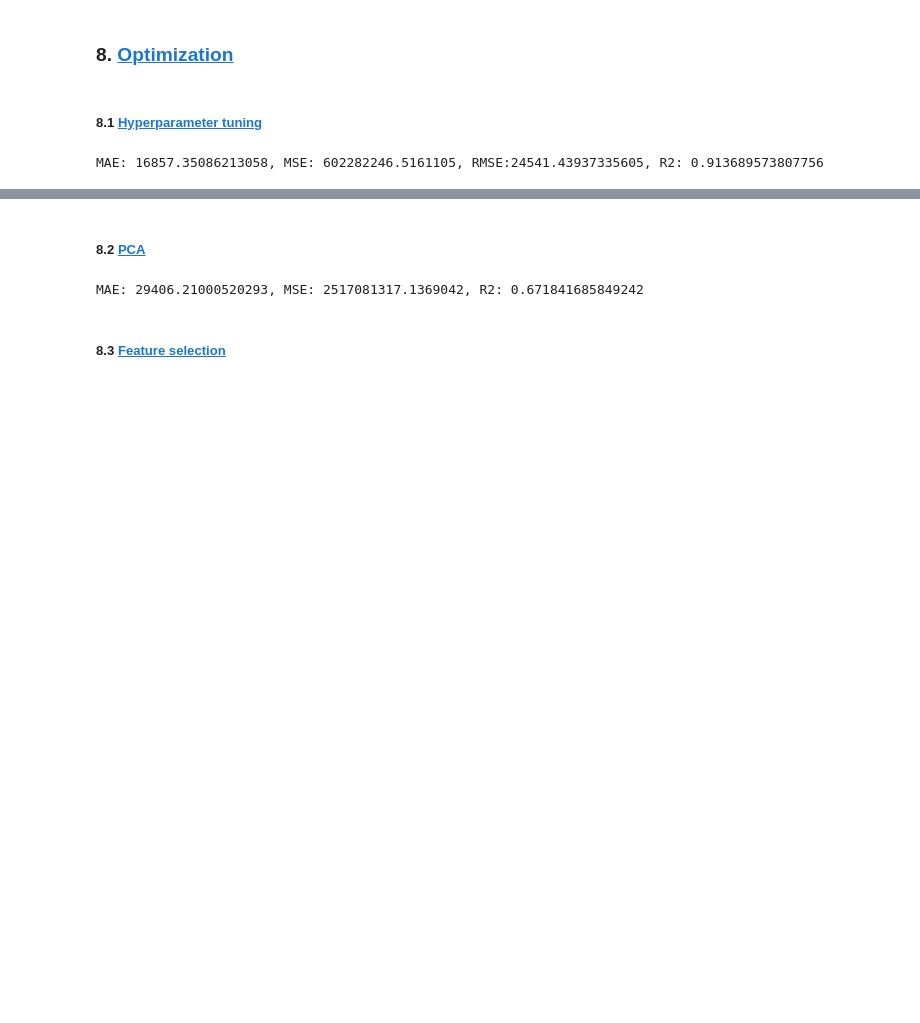
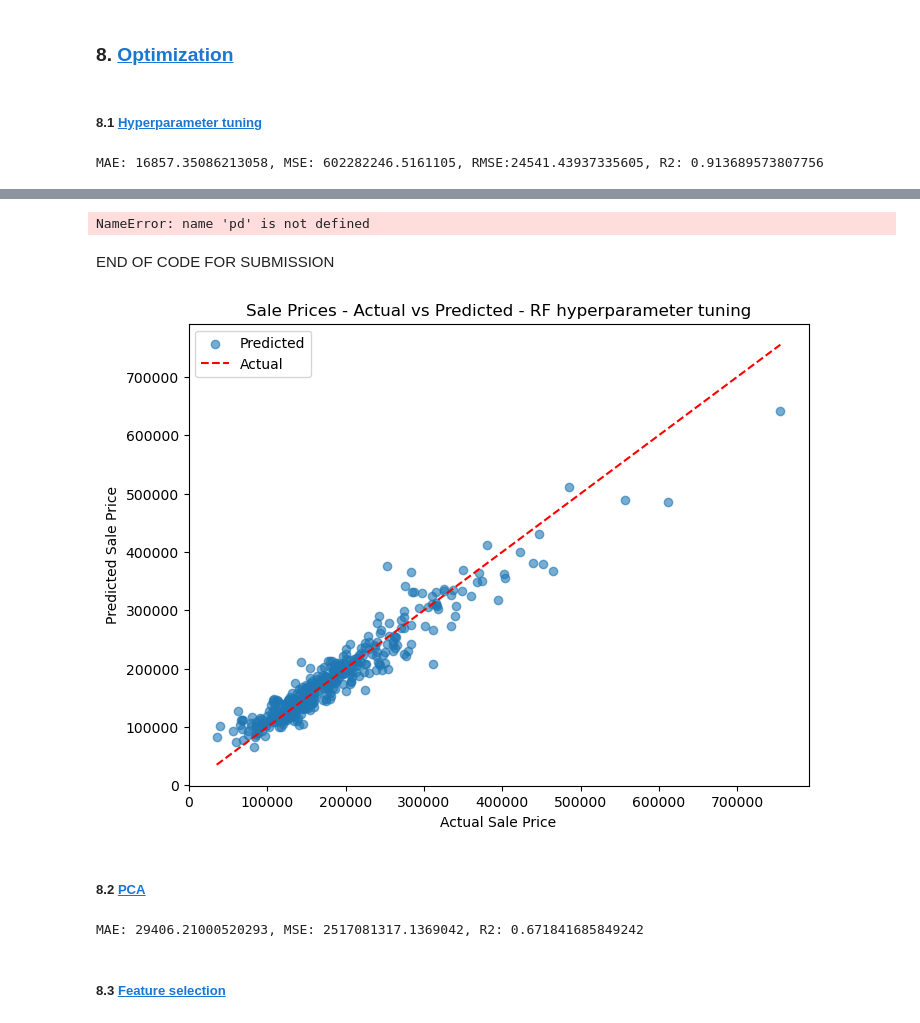
Before and after one commit to ALOBlack19/Housing-Prices-end-to-end-ML-pipeline, a Jupyter notebook: Param-opt.ipynb, the cells around one changed output, grey strips where cells are left out. Saved outputs shown, nothing was run; the diff lists cells and outputs as text; code cells hidden in the pictures; blank space fills up the shorter version.

Commit message:
chore: adjustment before kaggle competition csv creation for submission

```diff
--- a/Param-opt.ipynb
+++ b/Param-opt.ipynb
@@ -360,20 +360,20 @@ plt.show()
 # print("Best Parameters:", param_grid.best_params_)
 # print(f"Best MAE: {mae_best}, Best MSE: {mse_best}, Best R2: {r2_best}")
 # %%
-X_train, X_test, y_train, y_test = train_test_split(x, y, test_size=0.30, random_state=random_state)
+X_train, X_test_tuning, y_train, y_test_tuning = train_test_split(x, y, test_size=0.30, random_state=random_state)
 
 ml_model_tuning = RandomForestRegressor(
     max_depth=9, n_estimators=11, random_state=42)
 
 
 ml_model_tuning.fit(X_train, y_train)
-y_pred_tuning = ml_model_tuning.predict(X_test)
+y_pred_tuning = ml_model_tuning.predict(X_test_tuning)
 
 
-mae_tuning = mean_absolute_error(y_test, y_pred_tuning)
-mse_tuning = mean_squared_error(y_test, y_pred_tuning)
+mae_tuning = mean_absolute_error(y_test_tuning, y_pred_tuning)
+mse_tuning = mean_squared_error(y_test_tuning, y_pred_tuning)
 rmse_tuning = np.sqrt(mse_tuning)
-r2_tunned = r2_score(y_test, y_pred_tuning)
+r2_tunned = r2_score(y_test_tuning, y_pred_tuning)
 print(f"MAE: {mae_tuning}, MSE: {mse_tuning}, RMSE:{rmse_tuning}, R2: {r2_tunned}")
 # %% [output]
 MAE: 16857.35086213058, MSE: 602282246.5161105, RMSE:24541.43937335605, R2: 0.913689573807756
@@ -402,3 +421,35 @@ Original: 485000.00, Predicted: 451767.98
+# %%
+
+# cross_val_scores = cross_val_score(ml_model_tuning, x, y, cv=5, scoring='neg_mean_squared_error')
+# for actual, predicted in zip(y_test, y_pred):
+    # print(f"Original: {actual:.2f}, Predicted: {predicted:.2f}")
+
+
+submission_pred = pd.merge(test['Id'], pd.DataFrame(y_pred_tuning, columns=['SalePrice']), left_index=True, right_index=True)
+
+submission_pred.shape
+# submission_pred.head()
+# submission_pred.to_csv('submission.csv', index = False)
+# %% [output]
+NameError: name 'pd' is not defined
+# %% [markdown]
+END OF CODE FOR SUBMISSION
+# %%
+y_pred_tuning = ml_model_tuning.predict(X_test)
+
+# Plot
+plt.figure(figsize=(8, 6))
+plt.scatter(y_test_tuning, y_pred_tuning, alpha=0.6)
+plt.xlabel("Actual Sale Price")
+plt.ylabel("Predicted Sale Price")
+plt.title("Sale Prices - Actual vs Predicted - RF hyperparameter tuning", )
+plt.plot([y_test_tuning.min(), y_test_tuning.max()],
+         [y_test_tuning.min(), y_test_tuning.max()],
+         'r--')
+plt.legend(['Predicted', 'Actual'])
+plt.show()
+# %% [output]
+[figure, added]
 # %% [markdown]
 ##### 8.2 [PCA](#PCA)
 # %%
```
Also changed, not shown: parts of 7 cells of this notebook, 1 other file.
